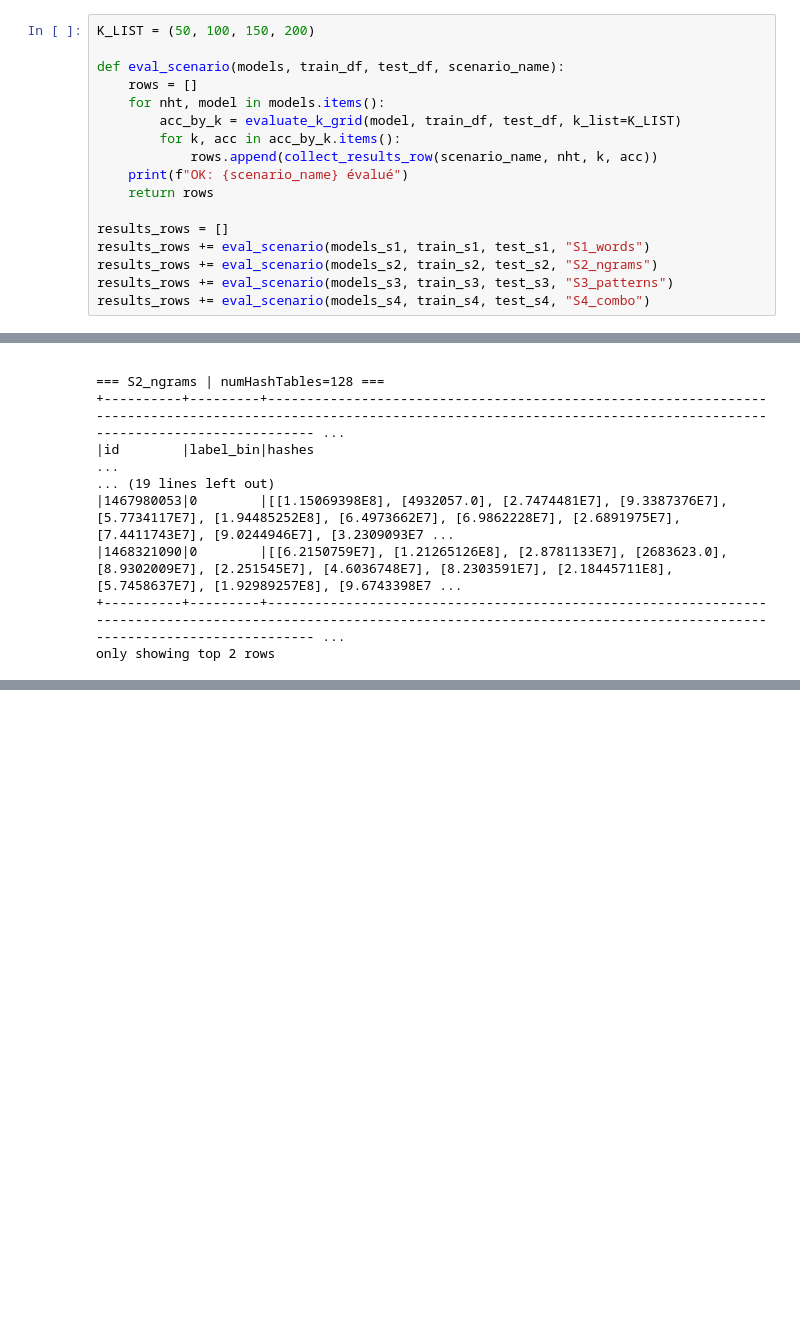
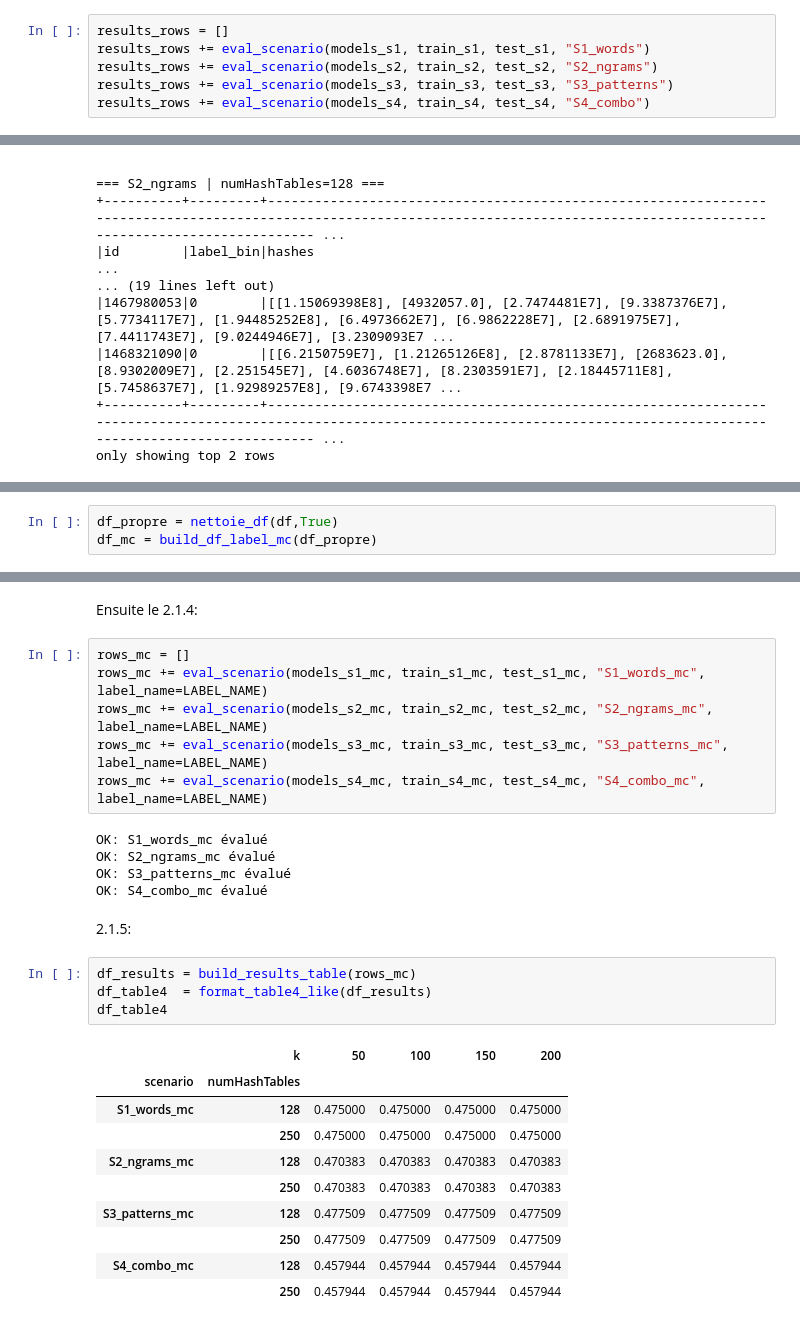
Before and after one commit to Michel065/projet-final-AADM, a Jupyter notebook: Code_Mini_Projet.ipynb, the cells around one changed output, grey strips where cells are left out. Saved outputs shown, nothing was run; the diff lists cells and outputs as text; blank space fills up the shorter version.

```diff
--- a/Code_Mini_Projet.ipynb
+++ b/Code_Mini_Projet.ipynb
@@ -405,17 +428,6 @@ OK: modèles entraînés pour S1..S4 avec numHashTables = (128, 250)
 # %% [markdown]
 ### 2.1.4 Tester les classeurs obtenus et mesurer l’exactitude « accuracy » selon les différentes valeurs de k plus proches voisins : {50, 100, 150, 200}
 # %%
-K_LIST = (50, 100, 150, 200)
-
-def eval_scenario(models, train_df, test_df, scenario_name):
-    rows = []
-    for nht, model in models.items():
-        acc_by_k = evaluate_k_grid(model, train_df, test_df, k_list=K_LIST)
-        for k, acc in acc_by_k.items():
-            rows.append(collect_results_row(scenario_name, nht, k, acc))
-    print(f"OK: {scenario_name} évalué")
-    return rows
-
 results_rows = []
 results_rows += eval_scenario(models_s1, train_s1, test_s1, "S1_words")
 results_rows += eval_scenario(models_s2, train_s2, test_s2, "S2_ngrams")
@@ -535,0 +552,3 @@ only showing top 2 rows
+# %%
+df_propre = nettoie_df(df,True)
+df_mc = build_df_label_mc(df_propre)
@@ -535,0 +576,30 @@ only showing top 2 rows
+# %% [markdown]
+Ensuite le 2.1.4:
+# %%
+rows_mc = []
+rows_mc += eval_scenario(models_s1_mc, train_s1_mc, test_s1_mc, "S1_words_mc", label_name=LABEL_NAME)
+rows_mc += eval_scenario(models_s2_mc, train_s2_mc, test_s2_mc, "S2_ngrams_mc", label_name=LABEL_NAME)
+rows_mc += eval_scenario(models_s3_mc, train_s3_mc, test_s3_mc, "S3_patterns_mc", label_name=LABEL_NAME)
+rows_mc += eval_scenario(models_s4_mc, train_s4_mc, test_s4_mc, "S4_combo_mc", label_name=LABEL_NAME)
+# %% [output]
+OK: S1_words_mc évalué
+OK: S2_ngrams_mc évalué
+OK: S3_patterns_mc évalué
+OK: S4_combo_mc évalué
+# %% [markdown]
+2.1.5:
+# %%
+df_results = build_results_table(rows_mc)
+df_table4  = format_table4_like(df_results)
+df_table4
+# %% [output]
+|  | k | 50 | 100 | 150 | 200 |
+| scenario | numHashTables |  |  |  |  |
+| S1_words_mc | 128 | 0.475000 | 0.475000 | 0.475000 | 0.475000 |
+|  | 250 | 0.475000 | 0.475000 | 0.475000 | 0.475000 |
+| S2_ngrams_mc | 128 | 0.470383 | 0.470383 | 0.470383 | 0.470383 |
+|  | 250 | 0.470383 | 0.470383 | 0.470383 | 0.470383 |
+| S3_patterns_mc | 128 | 0.477509 | 0.477509 | 0.477509 | 0.477509 |
+|  | 250 | 0.477509 | 0.477509 | 0.477509 | 0.477509 |
+| S4_combo_mc | 128 | 0.457944 | 0.457944 | 0.457944 | 0.457944 |
+|  | 250 | 0.457944 | 0.457944 | 0.457944 | 0.457944 |
```
Also changed, not shown: parts of 15 cells of this notebook.
